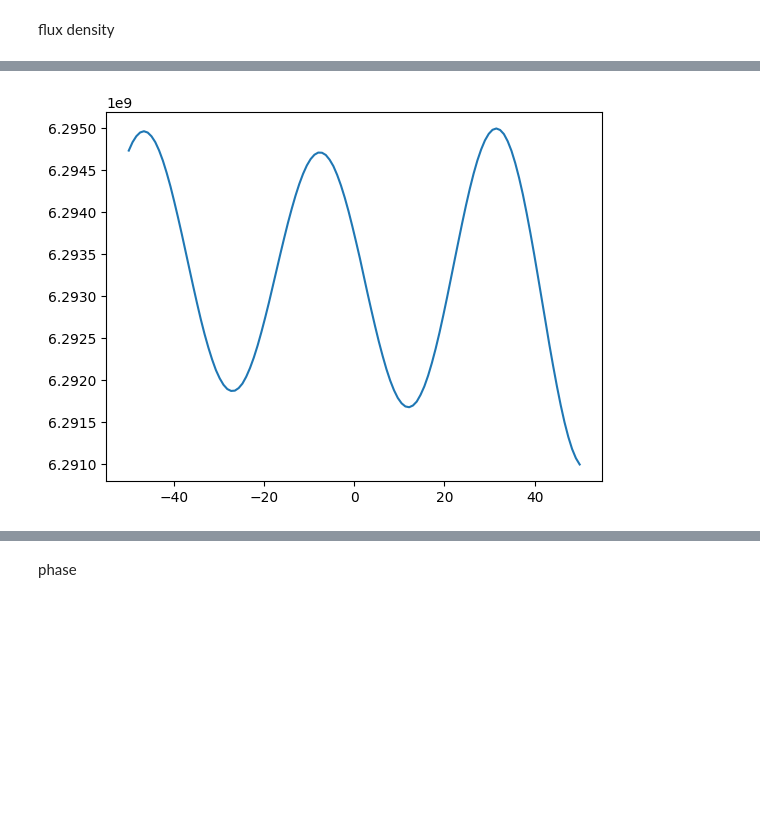
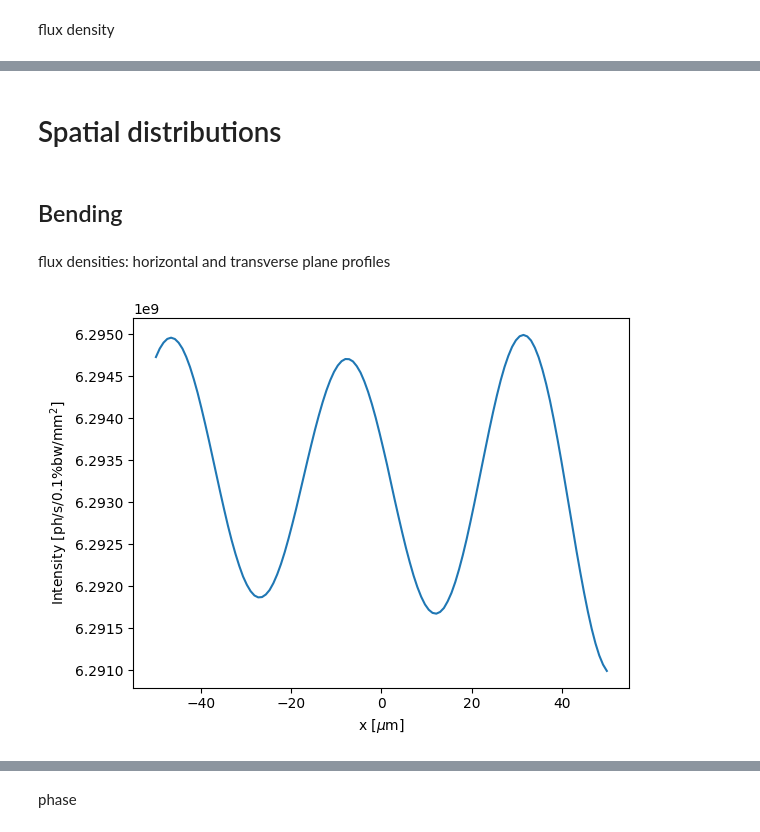
Before and after one commit to lnls-ids/SR-Wave-optics, a Jupyter notebook: srwave/docs/usage.ipynb, the cells around one changed output, grey strips where cells are left out. Saved outputs shown, nothing was run; the diff lists cells and outputs as text; code cells hidden in the pictures; blank space fills up the shorter version.

```diff
--- a/srwave/docs/usage.ipynb
+++ b/srwave/docs/usage.ipynb
@@ -36,13 +102,25 @@ flux density
+# %% [markdown]
+# Spatial distributions
+# %% [markdown]
+## Bending
+# %% [markdown]
+flux densities: horizontal and transverse plane profiles
 # %%
 Eph = 20e3
 w = np.linspace(-50,50,120)*1e-6
 
-SR = SynchrotronRadiation(energy=Eph,d=10,x=w,y=w,field={'BM':[0.5642,3]})
+bm = me.BendingMagnet(B=0.5642,L=3)
+fields = me.MagnetCnt(magnets=[bm],field_type='bending')
+
+SR = rs.SynchrotronRadiation(energy=Eph,d=10,x=w,y=w,fields=fields)
+SR.calc_wfr()
 
 arrI, [rangex] = SR.calc_intensity(coords='x',energy=0,X=0,Y=0,polarization='total',intType='SE')
 x = np.linspace(*rangex)*1e6
 
 plt.plot(x,arrI)
+plt.xlabel(r'x [$\mu$m]')
+plt.ylabel(r'Intensity [ph/s/0.1%bw/mm$^2$]')
 plt.show()
 # %% [output]
-[figure, old version]
+[figure, new version]
```
Also changed, not shown: parts of 72 cells of this notebook, 8 other files.
